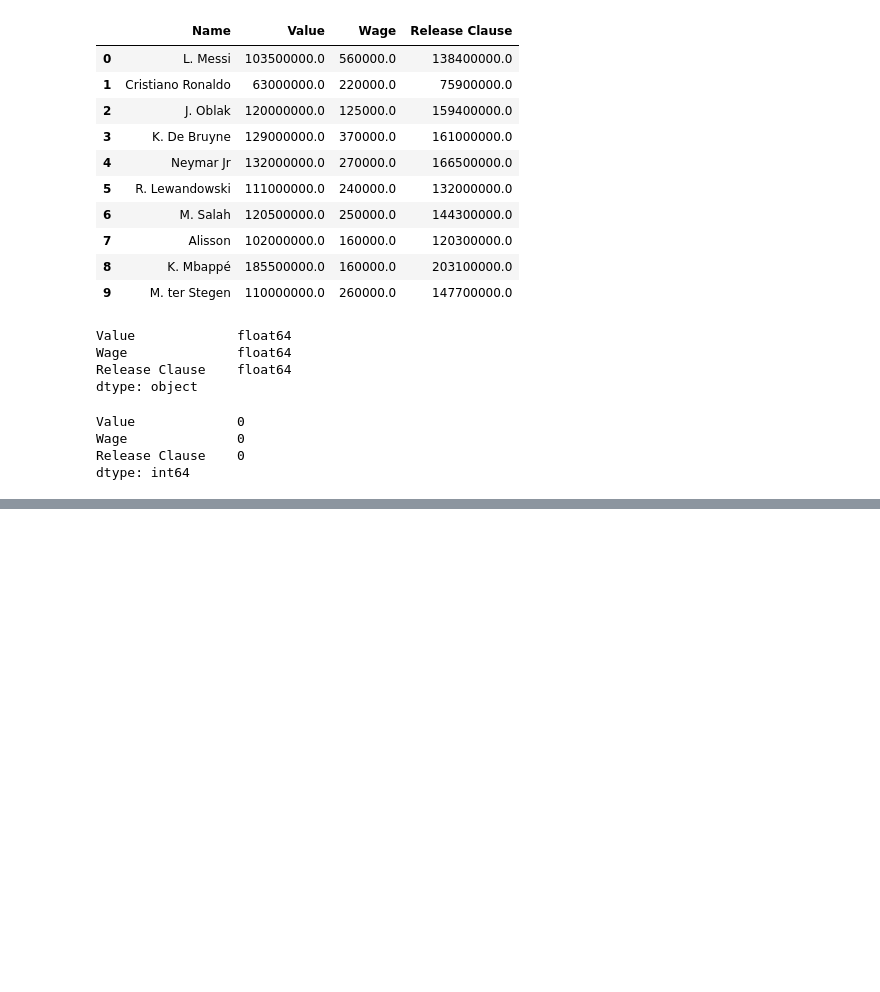
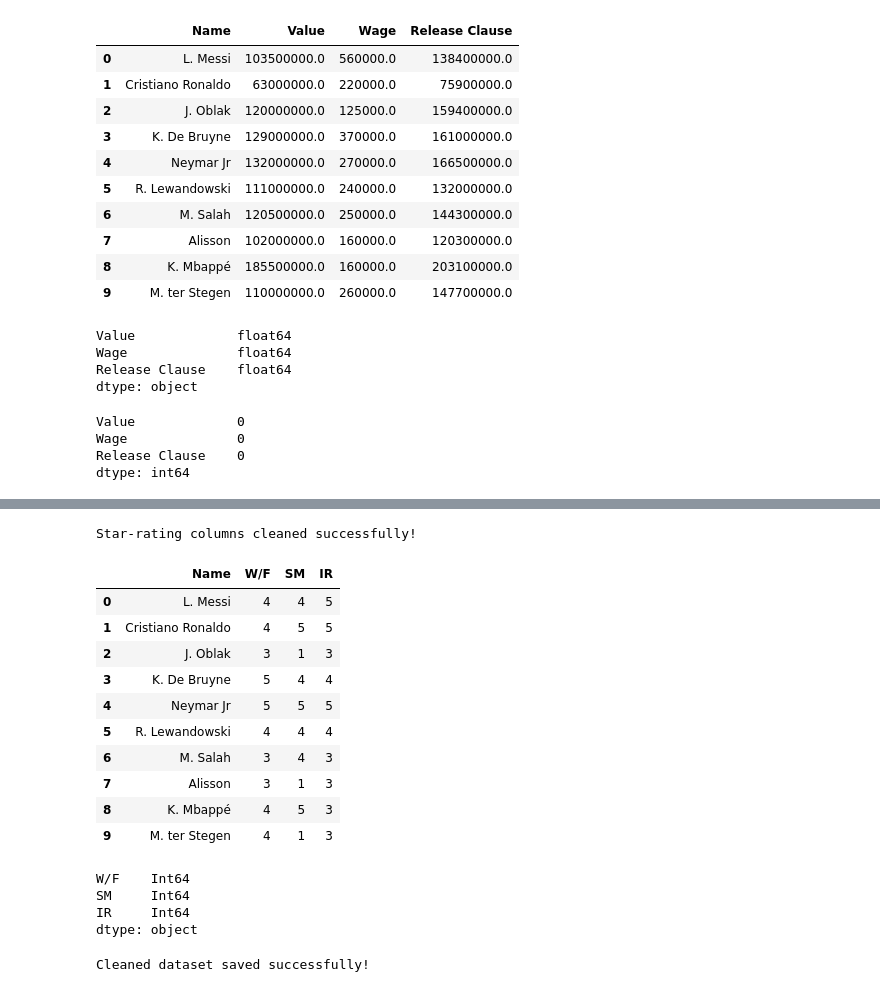
Before and after one commit to Alasko19/bincom_FIFA21_Project, a Jupyter notebook: fifa21_analysis.ipynb, the cells around one changed output, grey strips where cells are left out. Drawn from its saved outputs; the diff is of its cells as text; code cells hidden in the pictures; blank space fills up the shorter version.

```diff
--- a/fifa21_analysis.ipynb
+++ b/fifa21_analysis.ipynb
@@ -411,0 +437,58 @@ dtype: int64
+# %%
+# identifying each coulmn
+
+star_columns = ["W/F", "SM", "IR"]
+# %%
+# Removing the star symbols and converting to numbers
+for col in star_columns:
+
+    df[col] = (
+        df[col]
+        .astype("string")
+        .str.replace("★", "", regex=False)
+        .str.strip()
+    )
+
+    df[col] = pd.to_numeric(
+        df[col],
+        errors="coerce"
+    )
+
+print("Star-rating columns cleaned successfully!")
+# %% [output]
+Star-rating columns cleaned successfully!
+# %%
+# clean result
+
+df[["Name", "W/F", "SM", "IR"]].head(10)
+# %% [output]
+|  | Name | W/F | SM | IR |
+| 0 | L. Messi | 4 | 4 | 5 |
+| 1 | Cristiano Ronaldo | 4 | 5 | 5 |
+| 2 | J. Oblak | 3 | 1 | 3 |
+| 3 | K. De Bruyne | 5 | 4 | 4 |
+| 4 | Neymar Jr | 5 | 5 | 5 |
+| 5 | R. Lewandowski | 4 | 4 | 4 |
+| 6 | M. Salah | 3 | 4 | 3 |
+| 7 | Alisson | 3 | 1 | 3 |
+| 8 | K. Mbappé | 4 | 5 | 3 |
+| 9 | M. ter Stegen | 4 | 1 | 3 |
+# %%
+# verifying the data types
+
+print(df[star_columns].dtypes)
+# %% [output]
+W/F    Int64
+SM     Int64
+IR     Int64
+dtype: object
+# %%
+# saving a cleaned dataset
+df.to_csv(
+    "fifa21_cleaned.csv",
+    index=False
+)
+
+print("Cleaned dataset saved successfully!")
+# %% [output]
+Cleaned dataset saved successfully!
```
Also changed, not shown: parts of 1 cell of this notebook.
